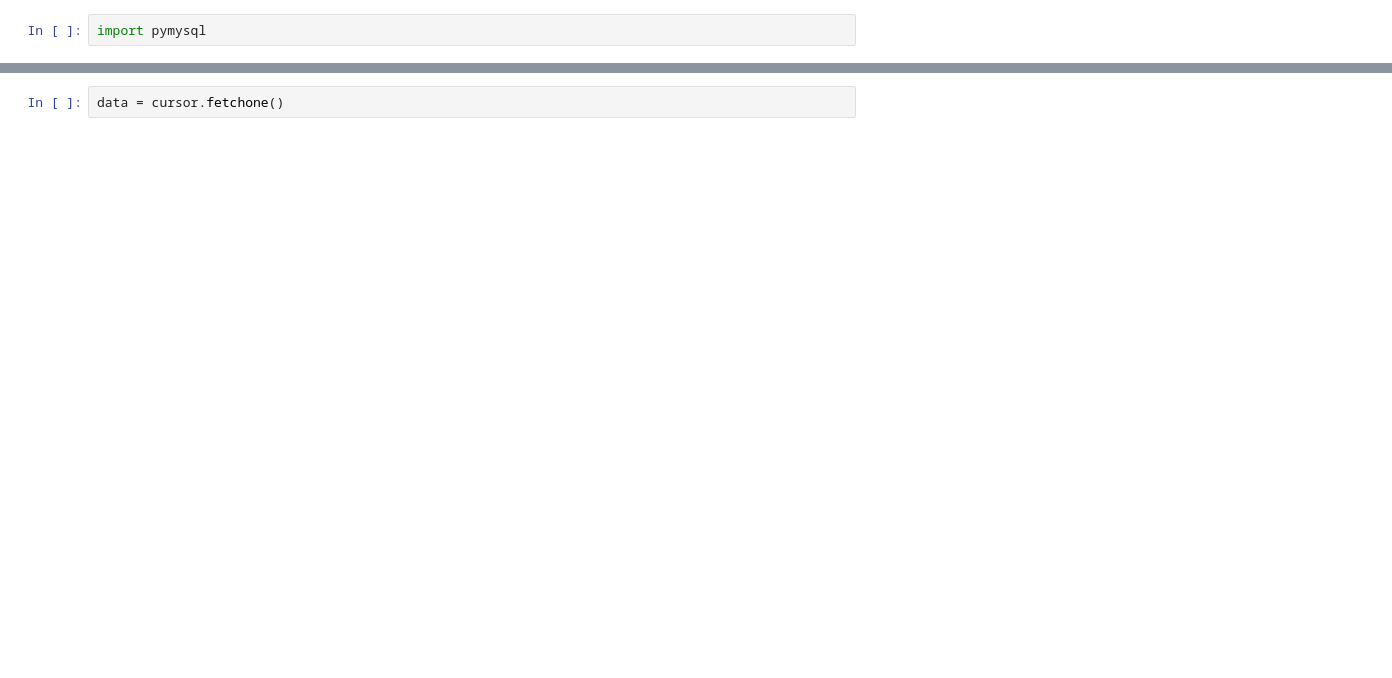
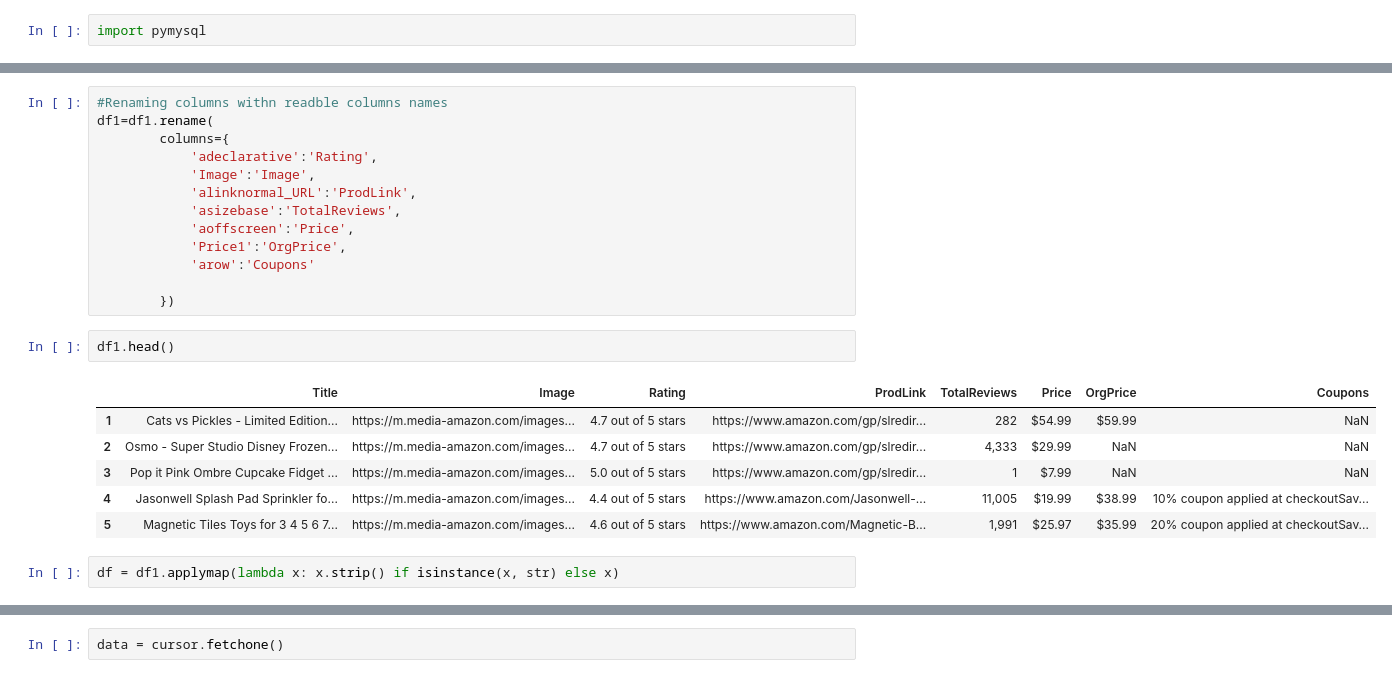
Before and after one commit to vandanafs/Passion_Project, a Jupyter notebook: Read_RDS_processing.ipynb, the cells around one changed output, grey strips where cells are left out. Saved outputs shown, nothing was run; the diff lists cells and outputs as text; blank space fills up the shorter version.

```diff
--- a/Read_RDS_processing.ipynb
+++ b/Read_RDS_processing.ipynb
@@ -8,0 +49,24 @@ import pymysql
+# %%
+#Renaming columns withn readble columns names
+df1=df1.rename(
+        columns={
+            'adeclarative':'Rating',
+            'Image':'Image',
+            'alinknormal_URL':'ProdLink',
+            'asizebase':'TotalReviews',
+            'aoffscreen':'Price',
+            'Price1':'OrgPrice',
+            'arow':'Coupons'
+
+        })
+# %%
+df1.head()
+# %% [output]
+|  | Title | Image | Rating | ProdLink | TotalReviews | Price | OrgPrice | Coupons |
+| 1 | Cats vs Pickles - Limited Edition... | https://m.media-amazon.com/images... | 4.7 out of 5 stars | https://www.amazon.com/gp/slredir... | 282 | $54.99 | $59.99 | NaN |
+| 2 | Osmo - Super Studio Disney Frozen... | https://m.media-amazon.com/images... | 4.7 out of 5 stars | https://www.amazon.com/gp/slredir... | 4,333 | $29.99 | NaN | NaN |
+| 3 | Pop it Pink Ombre Cupcake Fidget ... | https://m.media-amazon.com/images... | 5.0 out of 5 stars | https://www.amazon.com/gp/slredir... | 1 | $7.99 | NaN | NaN |
+| 4 | Jasonwell Splash Pad Sprinkler fo... | https://m.media-amazon.com/images... | 4.4 out of 5 stars | https://www.amazon.com/Jasonwell-... | 11,005 | $19.99 | $38.99 | 10% coupon applied at checkoutSav... |
+| 5 | Magnetic Tiles Toys for 3 4 5 6 7... | https://m.media-amazon.com/images... | 4.6 out of 5 stars | https://www.amazon.com/Magnetic-B... | 1,991 | $25.97 | $35.99 | 20% coupon applied at checkoutSav... |
+# %%
+df = df1.applymap(lambda x: x.strip() if isinstance(x, str) else x)
```
Also changed, not shown: parts of 25 cells of this notebook, 2 other files.
